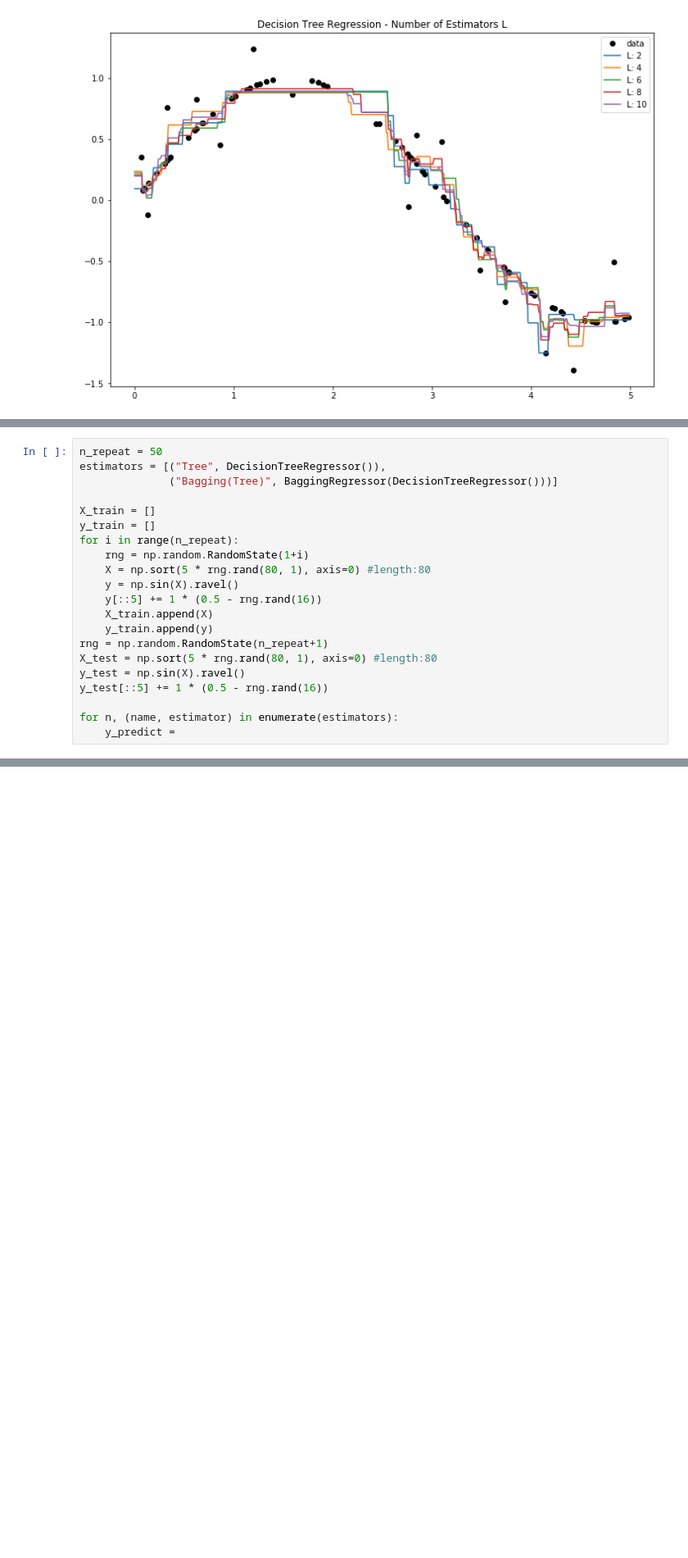
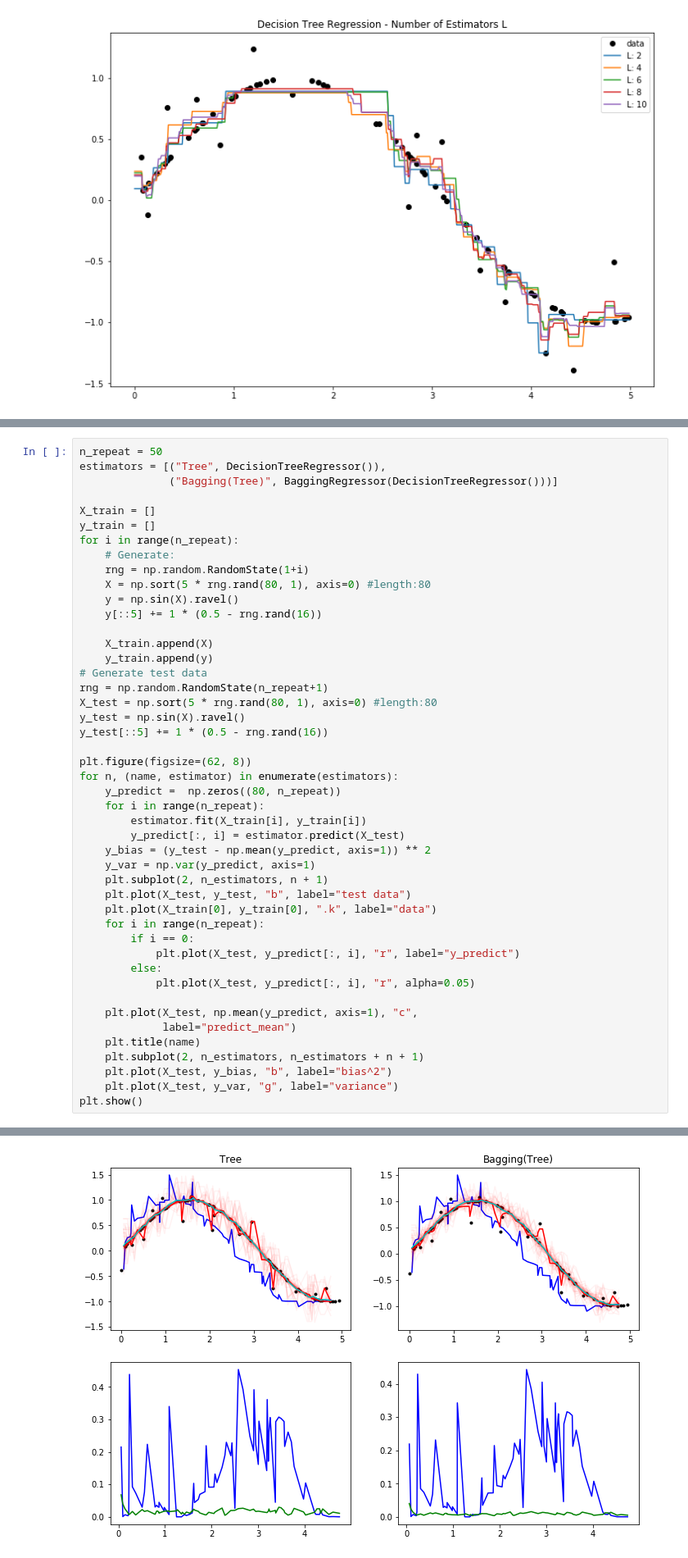
Before and after one commit to LI-Yanting/TP_random_forests, a Jupyter notebook: TP_Bagging_Random_Forests.ipynb, the cells around one changed output, grey strips where cells are left out. Shown at 82% size. Drawn from its saved outputs; the diff is of its cells as text; blank space fills up the shorter version.

```diff
--- a/TP_Bagging_Random_Forests.ipynb
+++ b/TP_Bagging_Random_Forests.ipynb
@@ -103,17 +124,42 @@ estimators = [("Tree", DecisionTreeRegressor()),
 X_train = []
 y_train = []
 for i in range(n_repeat):
+    # Generate:
     rng = np.random.RandomState(1+i)
     X = np.sort(5 * rng.rand(80, 1), axis=0) #length:80
     y = np.sin(X).ravel()
     y[::5] += 1 * (0.5 - rng.rand(16))
+
     X_train.append(X)
     y_train.append(y)
+# Generate test data
 rng = np.random.RandomState(n_repeat+1)
 X_test = np.sort(5 * rng.rand(80, 1), axis=0) #length:80
 y_test = np.sin(X).ravel()
 y_test[::5] += 1 * (0.5 - rng.rand(16))
 
+plt.figure(figsize=(62, 8))
 for n, (name, estimator) in enumerate(estimators):
-    y_predict =
+    y_predict =  np.zeros((80, n_repeat))
+    for i in range(n_repeat):
+        estimator.fit(X_train[i], y_train[i])
+        y_predict[:, i] = estimator.predict(X_test)
+    y_bias = (y_test - np.mean(y_predict, axis=1)) ** 2
+    y_var = np.var(y_predict, axis=1)
+    plt.subplot(2, n_estimators, n + 1)
+    plt.plot(X_test, y_test, "b", label="test data")
+    plt.plot(X_train[0], y_train[0], ".k", label="data")
+    for i in range(n_repeat):
+        if i == 0:
+            plt.plot(X_test, y_predict[:, i], "r", label="y_predict")
+        else:
+            plt.plot(X_test, y_predict[:, i], "r", alpha=0.05)
+
+    plt.plot(X_test, np.mean(y_predict, axis=1), "c",
+             label="predict_mean")
+    plt.title(name)
+    plt.subplot(2, n_estimators, n_estimators + n + 1)
+    plt.plot(X_test, y_bias, "b", label="bias^2")
+    plt.plot(X_test, y_var, "g", label="variance")
+plt.show()
 # %% [output]
@@ -120,0 +168 @@ SyntaxError: invalid syntax (<ipython-input-3-ebdafa5cd34c>, line 20)
+[figure, added]
```
Also changed, not shown: parts of 31 cells of this notebook.
